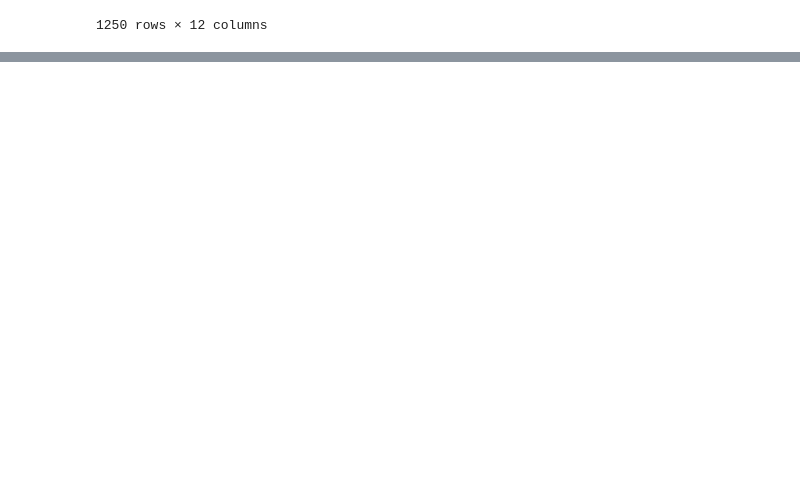
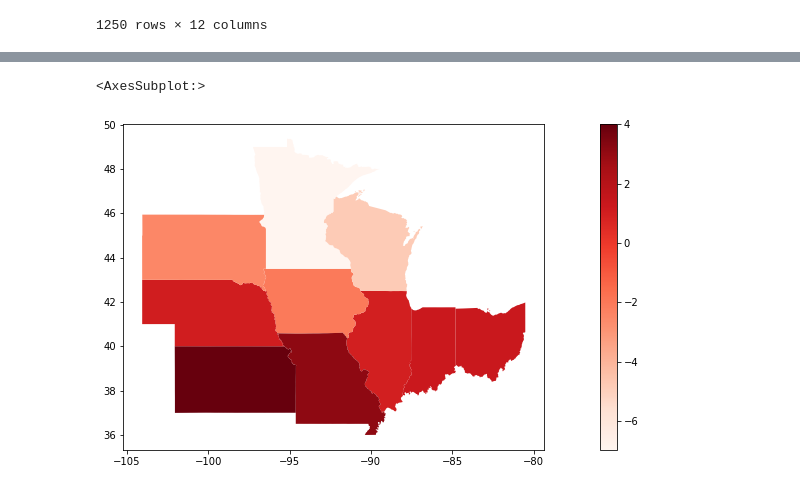
Before and after one commit to shujiew2/ACE592Project, a Jupyter notebook: Temp Data.ipynb, the cells around one changed output, grey strips where cells are left out. Drawn from its saved outputs; the diff is of its cells as text; code cells hidden in the pictures; blank space fills up the shorter version.

Commit message:
noah has updated graph

```diff
--- a/Temp Data.ipynb
+++ b/Temp Data.ipynb
@@ -1093,0 +2245,8 @@ zonal_stats_full
+# %%
+## 03/2013 - CoC = -134.75 (MAX)
+## Temp Plot
+f,a = plt.subplots(figsize =(20,6))
+zonal_stats0313.plot(column="temp_mean",cmap="Reds",legend=True,ax=a)
+# %% [output]
+<AxesSubplot:>
+[figure, added]
```
Also changed, not shown: parts of 66 cells of this notebook.
